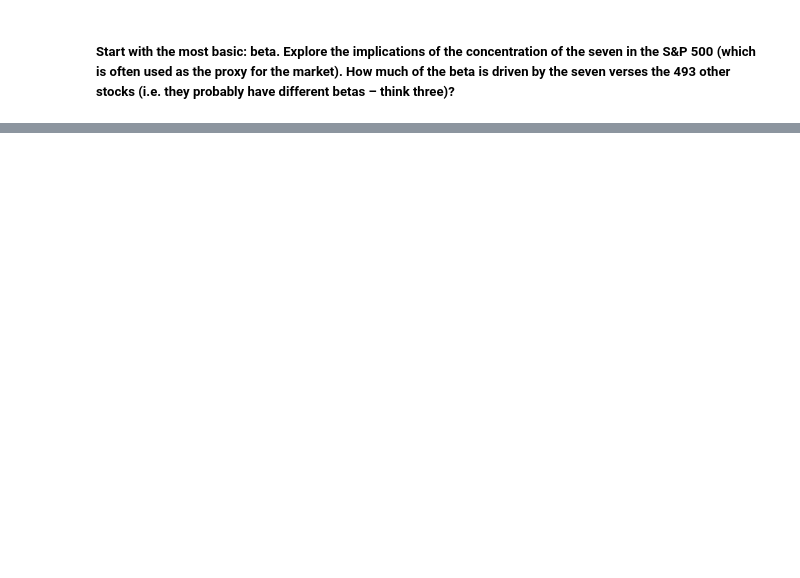
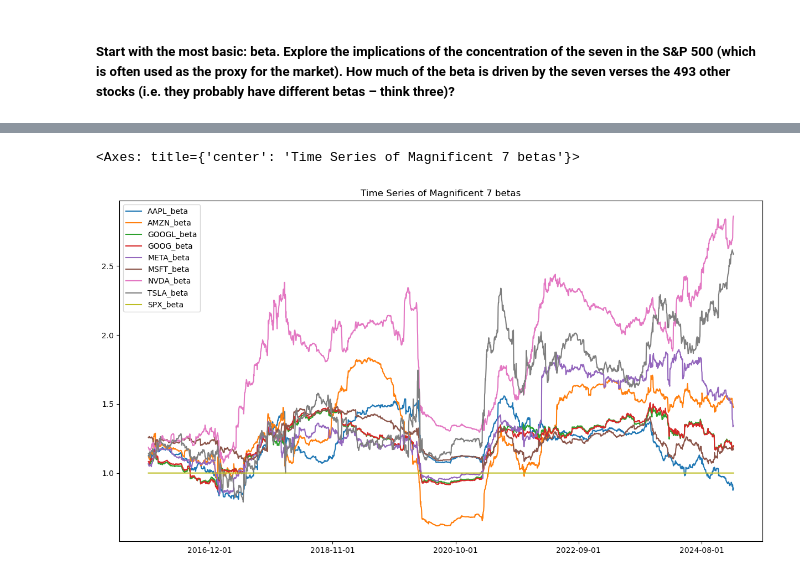
Before and after one commit to tryt0c0de/IAQF_STRAT, a Jupyter notebook: beta_testing.ipynb, the cells around one changed output, grey strips where cells are left out. Saved outputs shown, nothing was run; the diff lists cells and outputs as text; code cells hidden in the pictures; blank space fills up the shorter version.

Commit message:
Initial beta analysis

```diff
--- a/beta_testing.ipynb
+++ b/beta_testing.ipynb
@@ -29,0 +9,4 @@ prices_df
+# %%
+main_df = pd.read_csv("bbg_data.csv", index_col=0)
+
+main_df
@@ -29,0 +27,7 @@ prices_df
+# %%
+tickers = ["AAPL", "AMZN", "GOOGL", "GOOG", "META", "MSFT", "NVDA", "TSLA", "SPX"]
+return_tickers = [f"{ticker}_return" for ticker in tickers]
+return_df = main_df[return_tickers].copy()
+return_df.reset_index(drop=True, inplace=True)
+
+return_df
@@ -29,0 +48,25 @@ prices_df
+# %%
+# Calculating rolling window beta for Mag7 from 2015-2025
+ms_betas = {ticker: [] for ticker in tickers}
+
+# Parameters
+window_size = 252   # 1-year rolling window (approx)
+
+for row in return_df.itertuples():
+    if row.Index < window_size:
+        for ticker in tickers:
+            ms_betas[ticker].append(np.nan)
+        continue
+
+    beta_df = return_df[row.Index - window_size:row.Index + 1]
+    cov_vector = beta_df.cov()["SPX_return"]
+    cov_vector /= cov_vector["SPX_return"]
+
+    for ticker, beta in cov_vector.items():
+        ms_betas[ticker[:-7]].append(beta)
+
+
+for ticker, beta_ts in ms_betas.items():
+    main_df[f"{ticker}_beta"] = beta_ts
+
+main_df
@@ -29,0 +87,8 @@ prices_df
+# %%
+# Plotting beta time-series of Mag7 securities
+beta_df = main_df[[f"{ticker}_beta" for ticker in tickers]]
+
+beta_df.plot(figsize=(15, 8), title="Time Series of Magnificent 7 betas")
+# %% [output]
+<Axes: title={'center': 'Time Series of Magnificent 7 betas'}>
+[figure, added]
```
Also changed, not shown: parts of 15 cells of this notebook.
